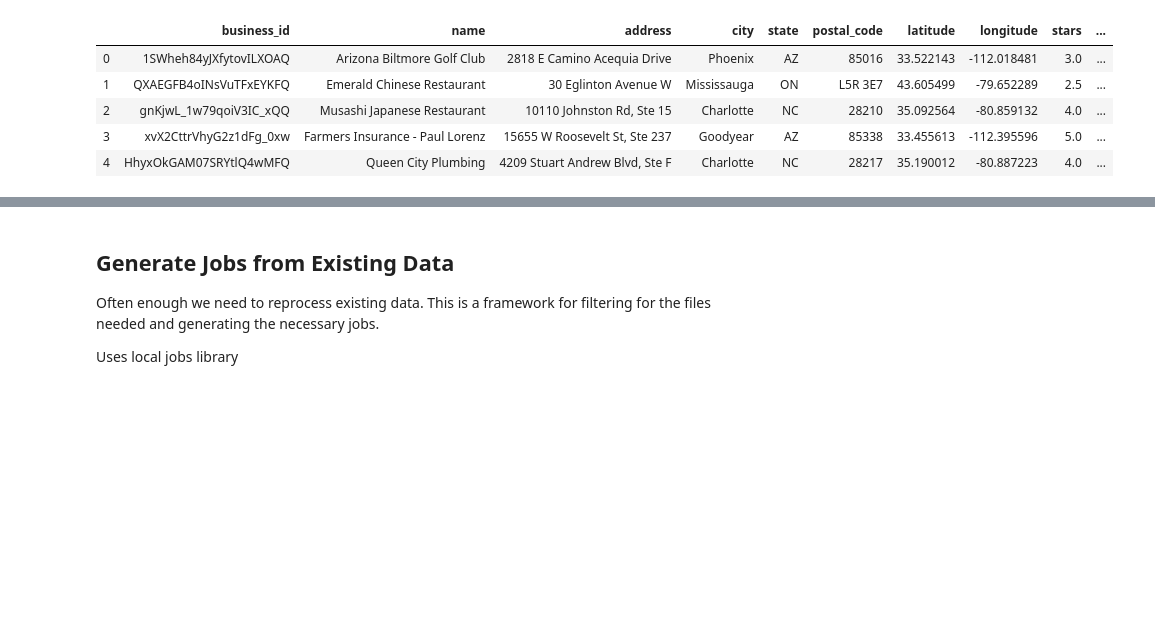
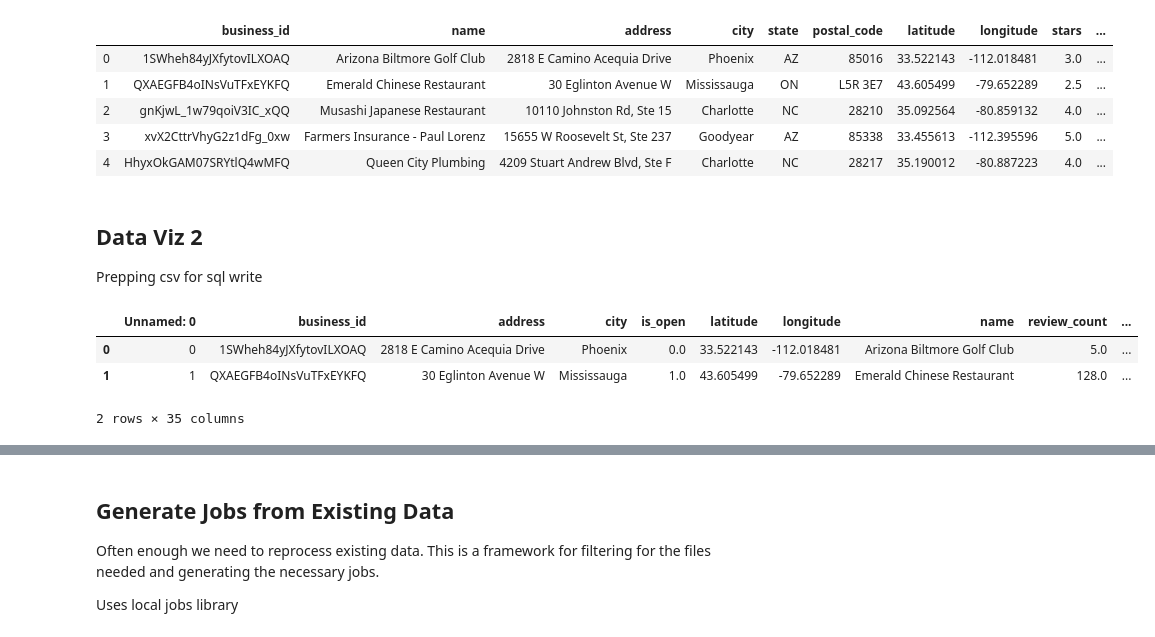
Before and after one commit to BloomTech-Labs/yelp-dataset-challenge-2-ds, a Jupyter notebook: bulk_data_operations/Clean_data_exploration.ipynb, the cells around one changed output, grey strips where cells are left out. Drawn from its saved outputs; the diff is of its cells as text; code cells hidden in the pictures; blank space fills up the shorter version.

Commit message:
updated bulk operations for viz2 table

```diff
--- a/bulk_data_operations/Clean_data_exploration.ipynb
+++ b/bulk_data_operations/Clean_data_exploration.ipynb
@@ -299,3 +299,18 @@ pd.read_json("business_transformed.json").head()
 | 2 | gnKjwL_1w79qoiV3IC_xQQ | Musashi Japanese Restaurant | 10110 Johnston Rd, Ste 15 | Charlotte | NC | 28210 | 35.092564 | -80.859132 | 4.0 | ... |
 | 3 | xvX2CttrVhyG2z1dFg_0xw | Farmers Insurance - Paul Lorenz | 15655 W Roosevelt St, Ste 237 | Goodyear | AZ | 85338 | 33.455613 | -112.395596 | 5.0 | ... |
 | 4 | HhyxOkGAM07SRYtlQ4wMFQ | Queen City Plumbing | 4209 Stuart Andrew Blvd, Ste F | Charlotte | NC | 28217 | 35.190012 | -80.887223 | 4.0 | ... |
+# %% [markdown]
+## Data Viz 2
+
+Prepping csv for sql write
+# %%
+import pandas as pd
+import json
+
+df = pd.read_csv("viz2_aggregate.csv")
+df.head(2)
+# %% [output]
+|  | Unnamed: 0 | business_id | address | city | is_open | latitude | longitude | name | review_count | ... |
+| 0 | 0 | 1SWheh84yJXfytovILXOAQ | 2818 E Camino Acequia Drive | Phoenix | 0.0 | 33.522143 | -112.018481 | Arizona Biltmore Golf Club | 5.0 | ... |
+| 1 | 1 | QXAEGFB4oINsVuTFxEYKFQ | 30 Eglinton Avenue W | Mississauga | 1.0 | 43.605499 | -79.652289 | Emerald Chinese Restaurant | 128.0 | ... |
+2 rows × 35 columns
```
Also changed, not shown: parts of 5 cells of this notebook, 1 other file.
